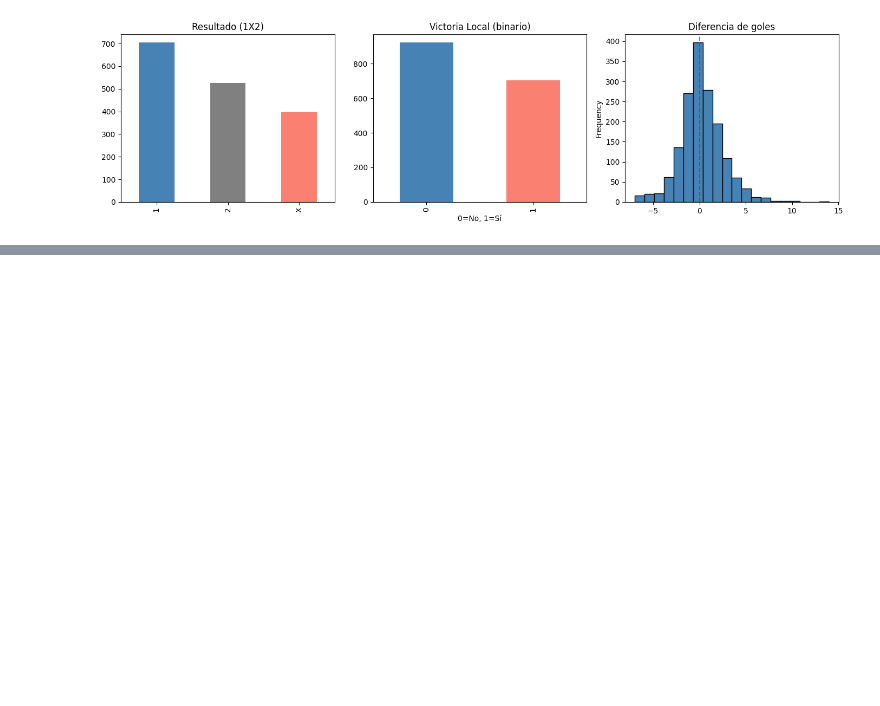
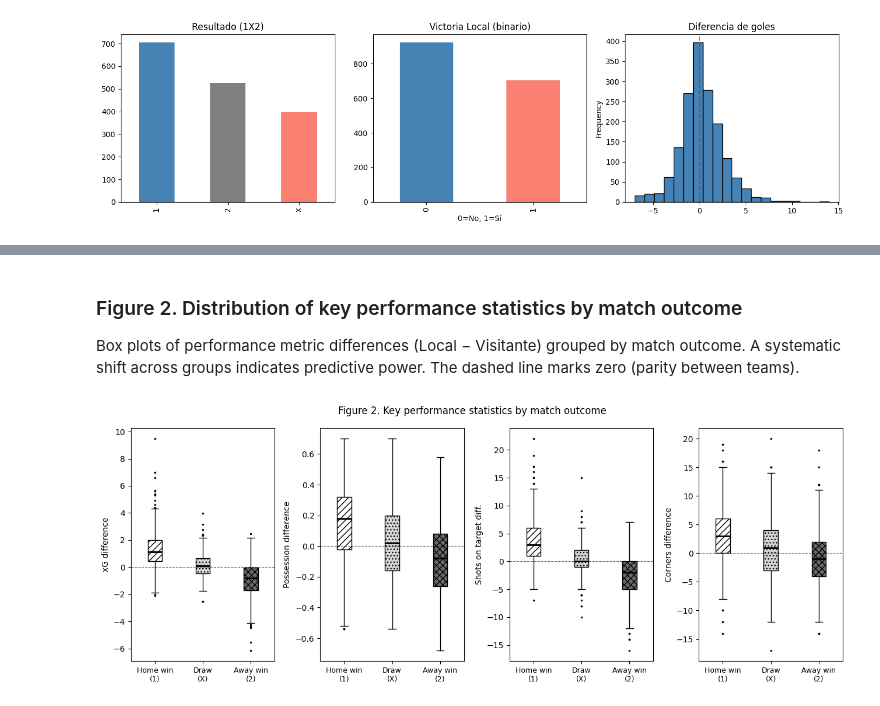
Before and after one commit to dondarjl/Football-scrapping-project, a Jupyter notebook: Data Cleaning.ipynb, the cells around one changed output, grey strips where cells are left out. Saved outputs shown, nothing was run; the diff lists cells and outputs as text; code cells hidden in the pictures; blank space fills up the shorter version.

```diff
--- a/Data Cleaning.ipynb
+++ b/Data Cleaning.ipynb
@@ -1080,0 +1176,40 @@ plt.show()
+# %% [markdown]
+### Figure 2. Distribution of key performance statistics by match outcome
+
+Box plots of performance metric differences (Local − Visitante) grouped by match outcome. A systematic shift across groups indicates predictive power. The dashed line marks zero (parity between teams).
+# %%
+# --- Figure 2: Box plots by outcome ---
+stats_plot = [
+    ('xG_diff',           'xG difference'),
+    ('Posesion_diff',      'Possession difference'),
+    ('Remates_puerta_diff','Shots on target diff.'),
+    ('Corneres_diff',      'Corners difference'),
+]
+stats_plot = [(c, l) for c, l in stats_plot if c in df.columns]
+
+outcomes = ['1', 'X', '2']
+tick_labels = ['Home win\n(1)', 'Draw\n(X)', 'Away win\n(2)']
+hatches = ['///', '...', 'xxx']
+facecolors = ['white', 'lightgray', 'dimgray']
+
+fig, axes = plt.subplots(1, len(stats_plot), figsize=(13, 5))
+if len(stats_plot) == 1:
+    axes = [axes]
+
+for ax, (col, ylabel) in zip(axes, stats_plot):
+    data_groups = [df.loc[df['Resultado_1X2'] == o, col].dropna() for o in outcomes]
+    bp = ax.boxplot(data_groups, patch_artist=True, labels=tick_labels,
+                    medianprops=dict(color='black', linewidth=2),
+                    flierprops=dict(marker='.', color='black', markersize=3))
+    for patch, hatch, fc in zip(bp['boxes'], hatches, facecolors):
+        patch.set_facecolor(fc)
+        patch.set_hatch(hatch)
+    ax.axhline(0, color='black', linestyle='--', linewidth=0.8, alpha=0.6)
+    ax.set_ylabel(ylabel, fontsize=10)
+    ax.tick_params(axis='x', labelsize=9)
+
+fig.suptitle('Figure 2. Key performance statistics by match outcome', fontsize=12)
+plt.tight_layout()
+plt.show()
+# %% [output]
+[figure, added]
```
Also changed, not shown: parts of 14 cells of this notebook.
